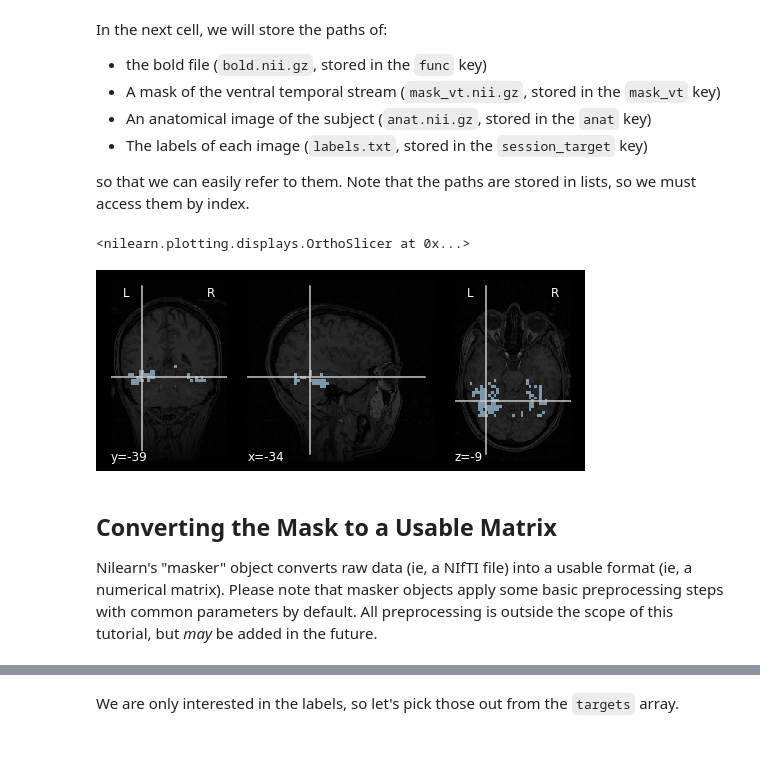
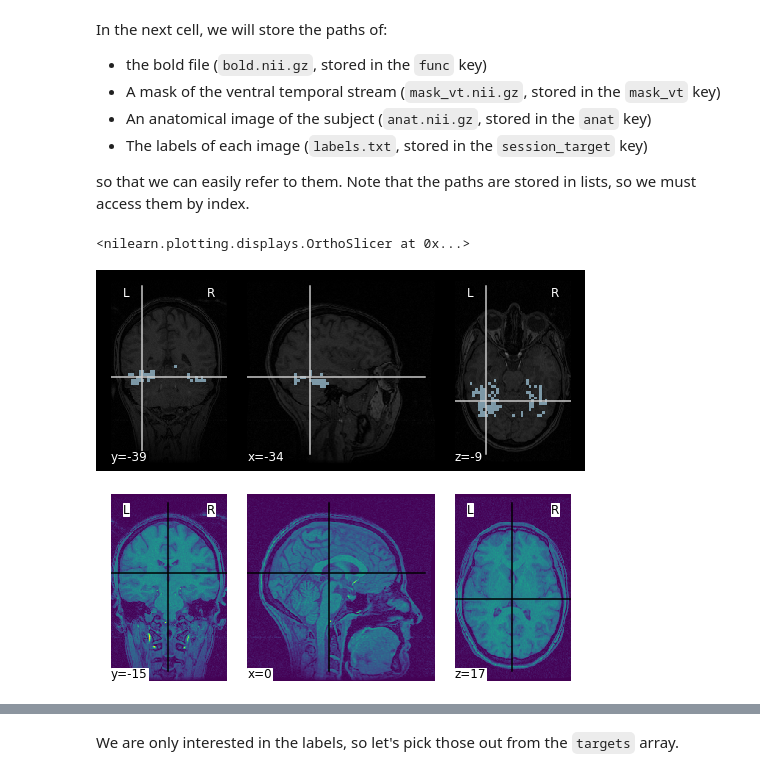
Before and after one commit to mtl-brainhack-school-2019/kongnorman_BrainDecoding, a Jupyter notebook: decodingv1.ipynb, the cells around one changed output, grey strips where cells are left out. Cells and saved outputs as stored; diff of their text form; code cells hidden in the pictures; blank space fills up the shorter version.

```diff
--- a/decodingv1.ipynb
+++ b/decodingv1.ipynb
@@ -41,17 +41,17 @@ mask_path = ds.mask_vt[0]
 anat_path = ds.anat[0]
 labels_path = ds.session_target[0]
 # %%
-# Here, we will quickly take a look at the mask, overlaid onto the subject's
-# anatomical image
+# Here, we will quickly take a quick look at the data we are working with:
 
 from nilearn import plotting
 
 # TODO: what is cmap='Paired' ??
+# The mask overlaid onto the subject's anatomical scan
 plotting.plot_roi(mask_path, bg_img=anat_path, cmap='Paired')
+
+# The anatomical image itself
+plotting.plot_img(anat_path)
 # %% [output]
 <nilearn.plotting.displays.OrthoSlicer at 0x...>
 [figure]
+[figure, added]
-# %% [markdown]
-## Converting the Mask to a Usable Matrix
-
-Nilearn's "masker" object converts raw data (ie, a NIfTI file) into a usable format (ie, a numerical matrix). Please note that masker objects apply some basic preprocessing steps with common parameters by default. All preprocessing is outside the scope of this tutorial, but _may_ be added in the future.
```
Also changed, not shown: parts of 22 cells of this notebook, 3 other files.
